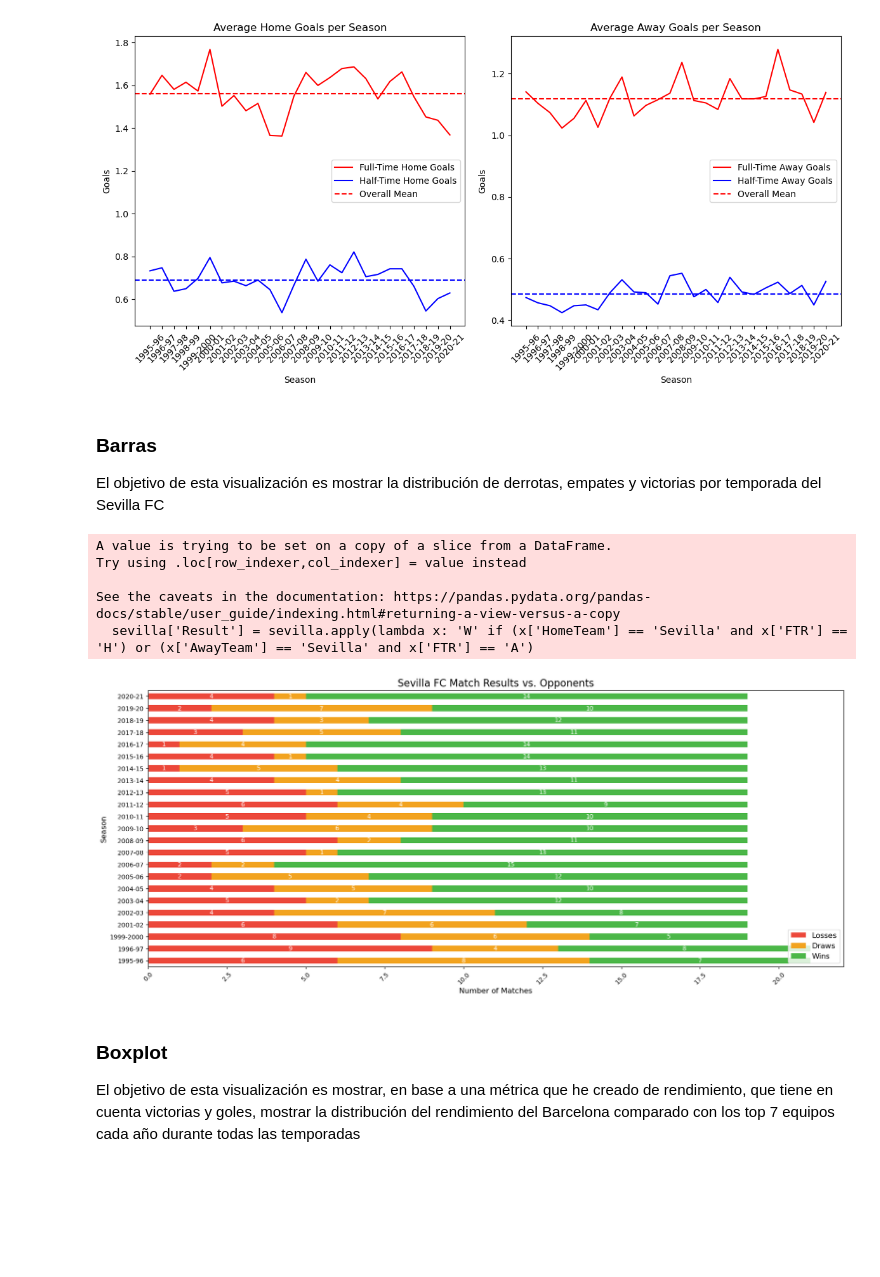
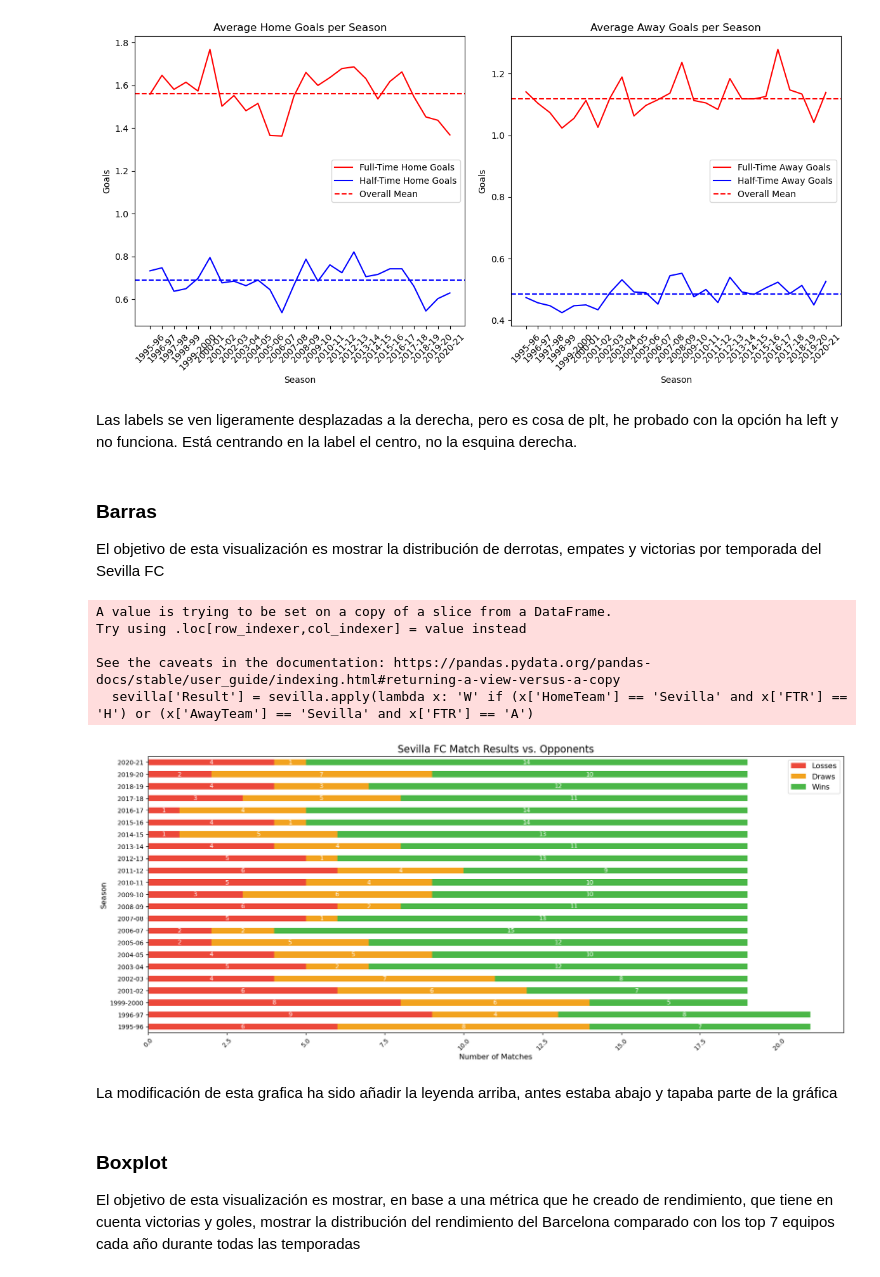
Before and after one commit to joszamama/data-visualization, a Jupyter notebook: laliga/laliga.ipynb, the cells around one changed output. Drawn from its saved outputs; the diff is of its cells as text; code cells hidden in the pictures; blank space fills up the shorter version.

```diff
--- a/laliga/laliga.ipynb
+++ b/laliga/laliga.ipynb
@@ -89,5 +91,7 @@ plt.show()
 # %% [output]
 [figure]
+# %% [markdown]
+Las labels se ven ligeramente desplazadas a la derecha, pero es cosa de plt, he probado con la opción ha left y no funciona. Está centrando en la label el centro, no la esquina derecha.
 # %% [markdown]
 ### Barras
 El objetivo de esta visualización es mostrar la distribución de derrotas, empates y victorias por temporada del Sevilla FC
@@ -105,35 +109,37 @@ result_order = ['L', 'D', 'W']
 
 # count the number of wins, draws and losses every season and make a bar plot with the results
 ax = sevilla.groupby(['Season', 'Result'])['Result'].count().unstack().reindex(columns=result_order).plot(kind='barh', stacked=True, figsize=(20,8), color=['#EC483A', '#F2A31F', '#4BB748'])
 
 # set labels for the plot
 ax.set_xlabel('Number of Matches', fontsize=12)
 ax.set_ylabel('Season', fontsize=12)
 ax.set_title('Sevilla FC Match Results vs. Opponents', fontsize=16)
 
 # rotate X labels
 plt.xticks(rotation=45)
 
 # add annotations for each bar
 for i, (l, d, w) in enumerate(zip(sevilla.groupby(['Season', 'Result'])['Result'].count().unstack().loc[:, 'L'],
                                    sevilla.groupby(['Season', 'Result'])['Result'].count().unstack().loc[:, 'D'],
                                    sevilla.groupby(['Season', 'Result'])['Result'].count().unstack().loc[:, 'W'])):
     plt.text(l/2, i, str(l), ha='center', va='center', color='white', fontsize=10)
     plt.text(l+d/2, i, str(d), ha='center', va='center', color='white', fontsize=10)
     plt.text(l+d+w/2, i, str(w), ha='center', va='center', color='white', fontsize=10)
 
 # add a legend
-ax.legend(['Losses', 'Draws', 'Wins'], loc='lower right', fontsize=12)
+ax.legend(['Losses', 'Draws', 'Wins'], loc='upper right', fontsize=12)
 
 # display the plot
 plt.show()
 # %% [output]
 A value is trying to be set on a copy of a slice from a DataFrame.
 Try using .loc[row_indexer,col_indexer] = value instead
 
 See the caveats in the documentation: https://pandas.pydata.org/pandas-docs/stable/user_guide/indexing.html#returning-a-view-versus-a-copy
   sevilla['Result'] = sevilla.apply(lambda x: 'W' if (x['HomeTeam'] == 'Sevilla' and x['FTR'] == 'H') or (x['AwayTeam'] == 'Sevilla' and x['FTR'] == 'A')
-[figure, old version]
+[figure, new version]
+# %% [markdown]
+La modificación de esta grafica ha sido añadir la leyenda arriba, antes estaba abajo y tapaba parte de la gráfica
 # %% [markdown]
 ### Boxplot
 El objetivo de esta visualización es mostrar, en base a una métrica que he creado de rendimiento, que tiene en cuenta victorias y goles, mostrar la distribución del rendimiento del Barcelona comparado con los top 7 equipos cada año durante todas las temporadas
```
Also changed, not shown: parts of 3 cells of this notebook.
